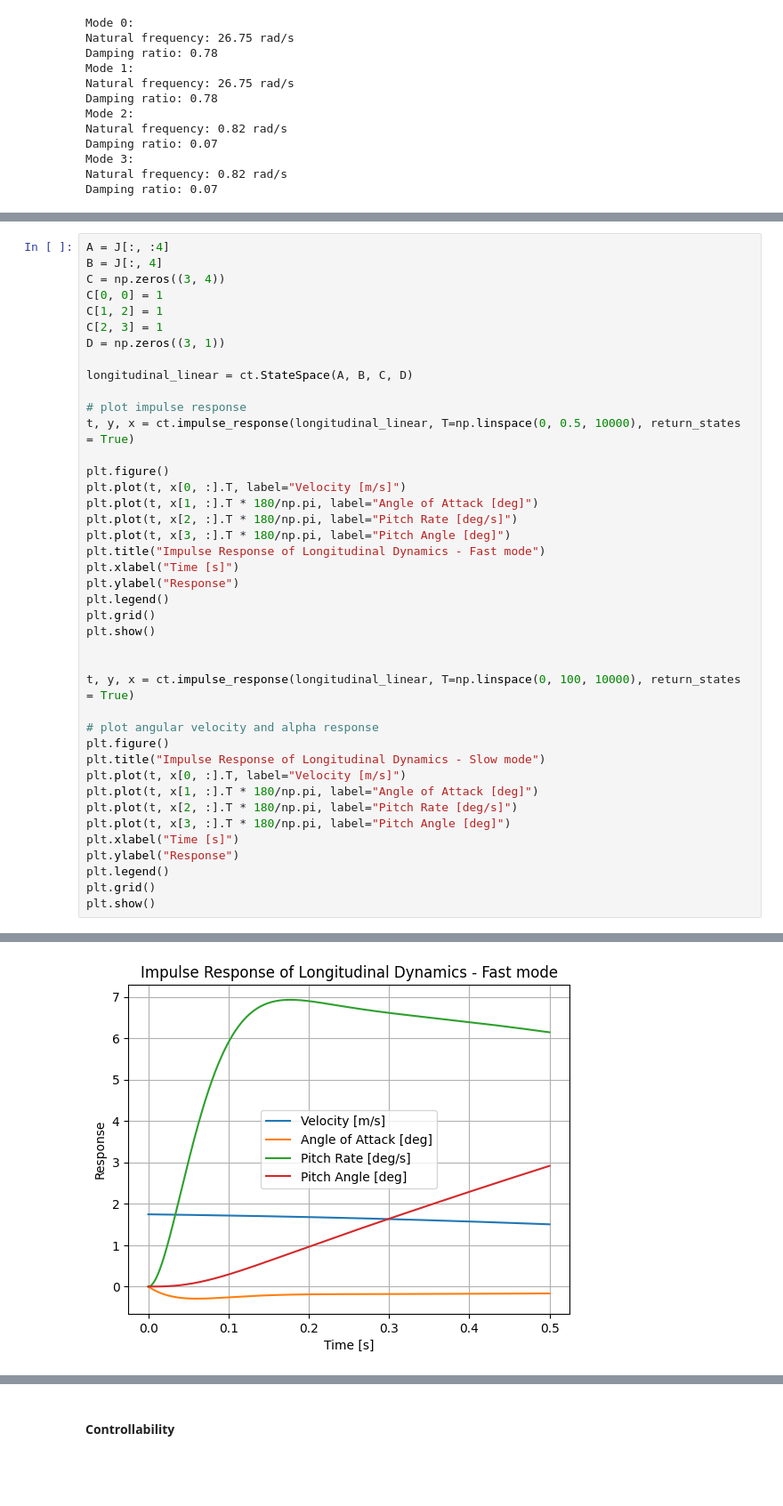
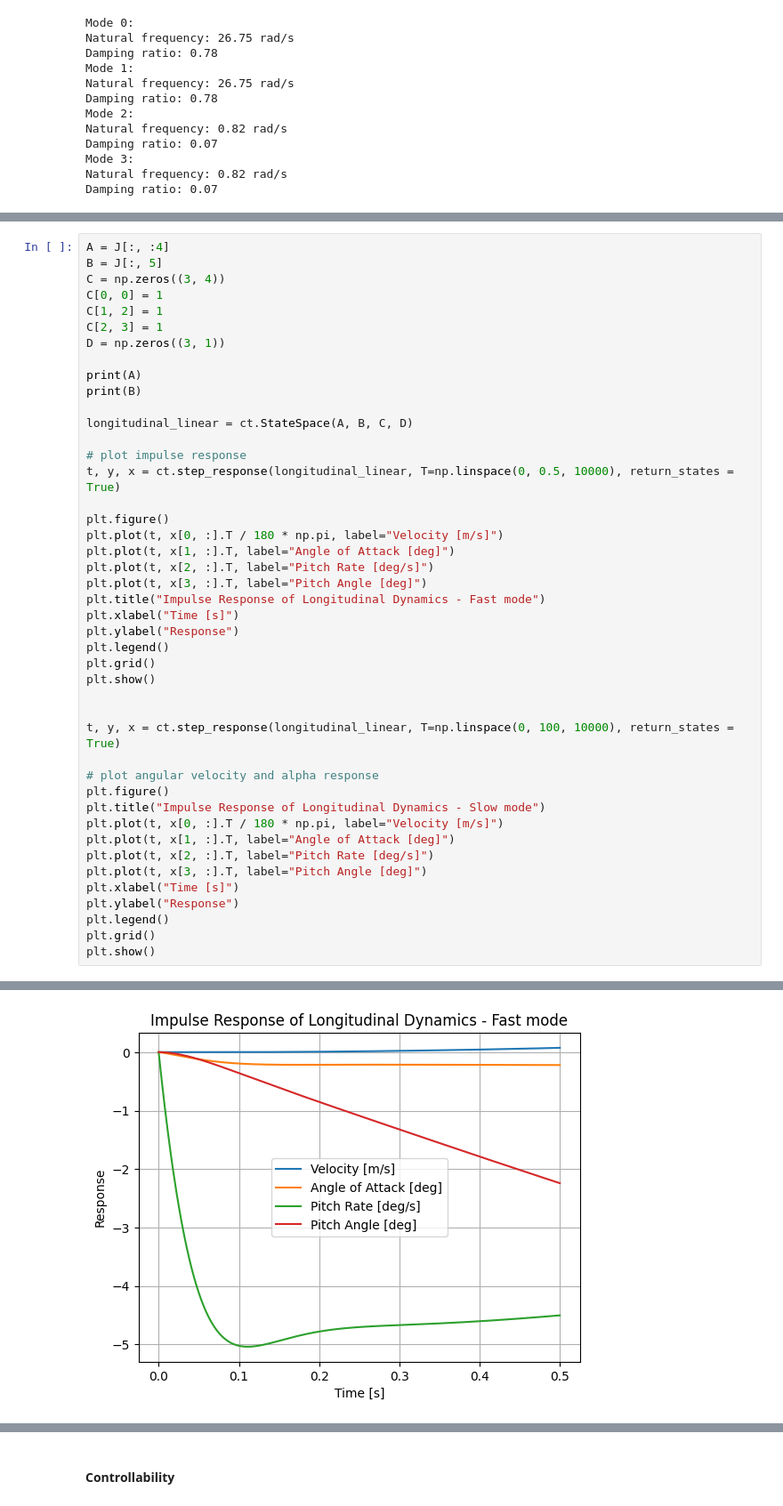
Before and after one commit to gregora/Wright, a Jupyter notebook: static_analysis.ipynb, the cells around one changed output, grey strips where cells are left out. Shown at 89% size. Saved outputs shown, nothing was run; the diff lists cells and outputs as text; blank space fills up the shorter version.

```diff
--- a/static_analysis.ipynb
+++ b/static_analysis.ipynb
@@ -342,22 +342,25 @@ Damping ratio: 0.07
 # %%
 A = J[:, :4]
-B = J[:, 4]
+B = J[:, 5]
 C = np.zeros((3, 4))
 C[0, 0] = 1
 C[1, 2] = 1
 C[2, 3] = 1
 D = np.zeros((3, 1))
 
+print(A)
+print(B)
+
 longitudinal_linear = ct.StateSpace(A, B, C, D)
 
 # plot impulse response
-t, y, x = ct.impulse_response(longitudinal_linear, T=np.linspace(0, 0.5, 10000), return_states = True)
+t, y, x = ct.step_response(longitudinal_linear, T=np.linspace(0, 0.5, 10000), return_states = True)
 
 plt.figure()
-plt.plot(t, x[0, :].T, label="Velocity [m/s]")
-plt.plot(t, x[1, :].T * 180/np.pi, label="Angle of Attack [deg]")
-plt.plot(t, x[2, :].T * 180/np.pi, label="Pitch Rate [deg/s]")
-plt.plot(t, x[3, :].T * 180/np.pi, label="Pitch Angle [deg]")
+plt.plot(t, x[0, :].T / 180 * np.pi, label="Velocity [m/s]")
+plt.plot(t, x[1, :].T, label="Angle of Attack [deg]")
+plt.plot(t, x[2, :].T, label="Pitch Rate [deg/s]")
+plt.plot(t, x[3, :].T, label="Pitch Angle [deg]")
 plt.title("Impulse Response of Longitudinal Dynamics - Fast mode")
 plt.xlabel("Time [s]")
 plt.ylabel("Response")
@@ -366,15 +369,15 @@ plt.grid()
 plt.show()
 
 
-t, y, x = ct.impulse_response(longitudinal_linear, T=np.linspace(0, 100, 10000), return_states = True)
+t, y, x = ct.step_response(longitudinal_linear, T=np.linspace(0, 100, 10000), return_states = True)
 
 # plot angular velocity and alpha response
 plt.figure()
 plt.title("Impulse Response of Longitudinal Dynamics - Slow mode")
-plt.plot(t, x[0, :].T, label="Velocity [m/s]")
-plt.plot(t, x[1, :].T * 180/np.pi, label="Angle of Attack [deg]")
-plt.plot(t, x[2, :].T * 180/np.pi, label="Pitch Rate [deg/s]")
-plt.plot(t, x[3, :].T * 180/np.pi, label="Pitch Angle [deg]")
+plt.plot(t, x[0, :].T / 180 * np.pi, label="Velocity [m/s]")
+plt.plot(t, x[1, :].T, label="Angle of Attack [deg]")
+plt.plot(t, x[2, :].T, label="Pitch Rate [deg/s]")
+plt.plot(t, x[3, :].T, label="Pitch Angle [deg]")
 plt.xlabel("Time [s]")
 plt.ylabel("Response")
 plt.legend()
@@ -384 +392 @@ plt.show()
-[figure, old version]
+[figure, new version]
```
Also changed, not shown: parts of 16 cells of this notebook.
